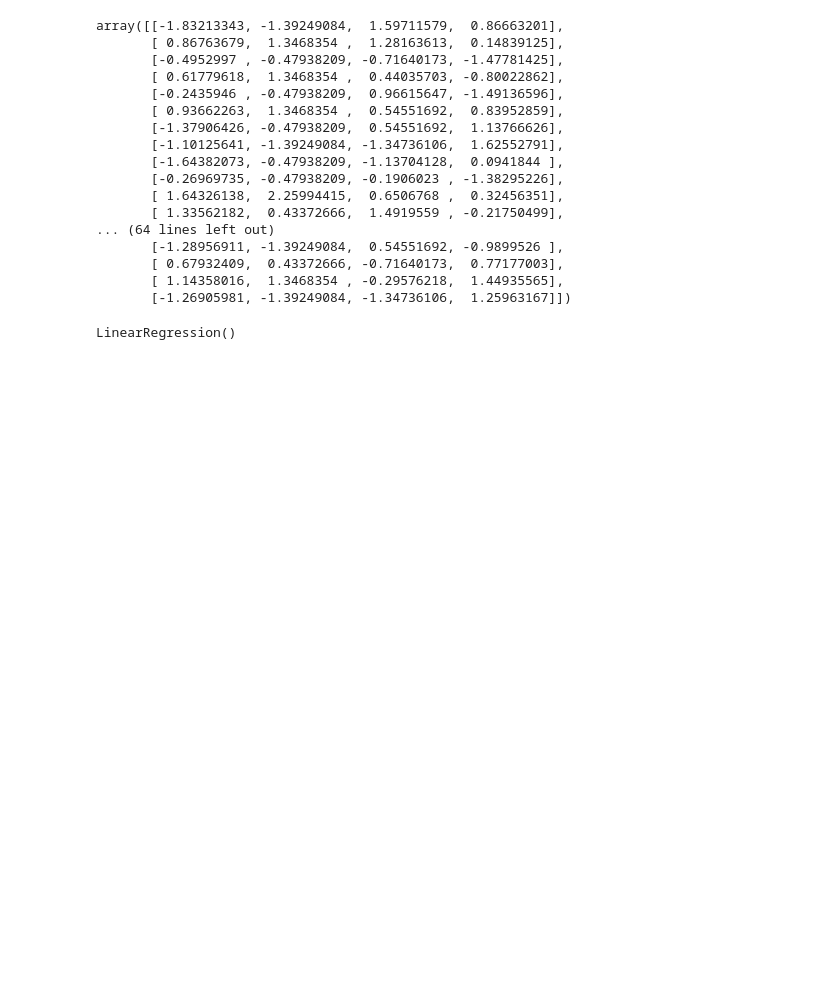
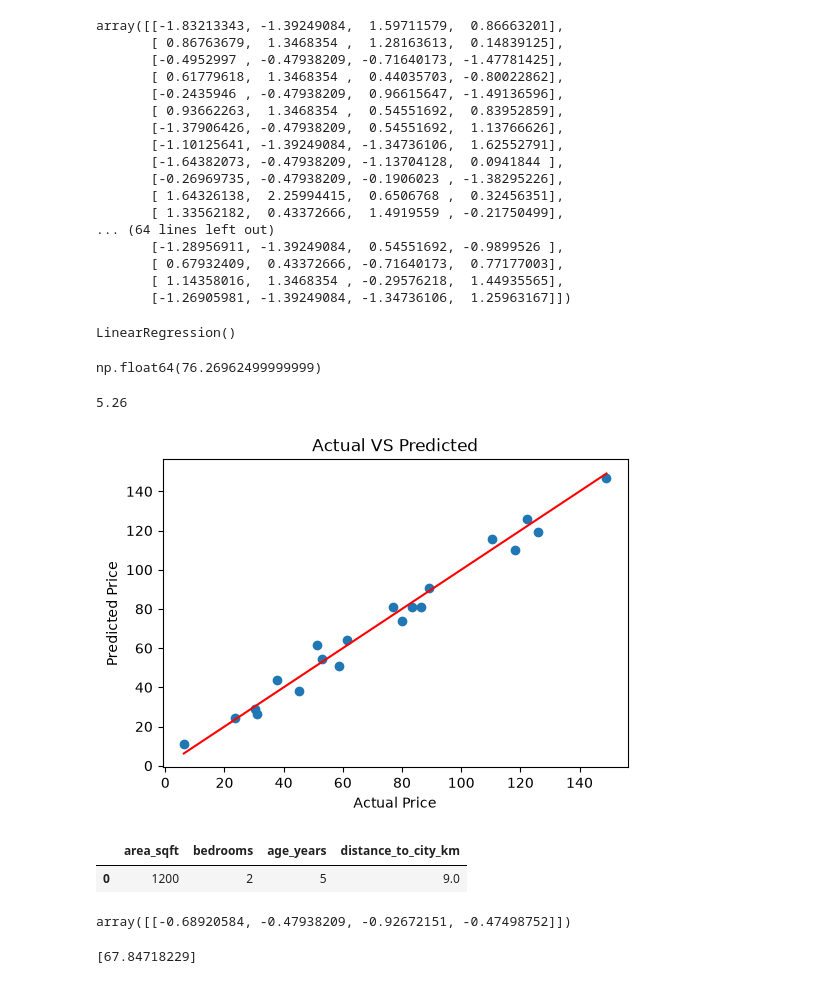
Before and after one commit to Pradipwasre/All-About-Data-Science, a Jupyter notebook: Machine Learning/Linear Regression/linear_regression.ipynb, the cells around one changed output. Drawn from its saved outputs; the diff is of its cells as text; code cells hidden in the pictures; blank space fills up the shorter version.

```diff
--- a/Machine Learning/Linear Regression/linear_regression.ipynb
+++ b/Machine Learning/Linear Regression/linear_regression.ipynb
@@ -154,0 +158,19 @@ LinearRegression()
+# %%
+model.intercept_
+# %% [output]
+np.float64(76.26962499999999)
+# %%
+y_pred = model.predict(X_test_scaled)
+# %%
+round(mean_squared_error(y_test , y_pred) ** 0.5, 2)
+# %% [output]
+5.26
+# %%
+plt.figure(figsize=(6,4))
+plt.scatter(y_test , y_pred)
+plt.plot([y_test.min() , y_test.max()] , [y_test.min() , y_test.max()] , color = "red")
+plt.xlabel("Actual Price"); plt.ylabel("Predicted Price")
+plt.title("Actual VS Predicted")
+plt.show()
+# %% [output]
+[figure, added]
@@ -154,0 +184,10 @@ LinearRegression()
+# %%
+new_house
+# %% [output]
+|  | area_sqft | bedrooms | age_years | distance_to_city_km |
+| 0 | 1200 | 2 | 5 | 9.0 |
+# %%
+new_scaled = scalar.transform(new_house)
+new_scaled
+# %% [output]
+array([[-0.68920584, -0.47938209, -0.92672151, -0.47498752]])
@@ -154,0 +196,4 @@ LinearRegression()
+# %%
+print(predicted_price)
+# %% [output]
+[67.84718229]
```
Also changed, not shown: parts of 5 cells of this notebook.
